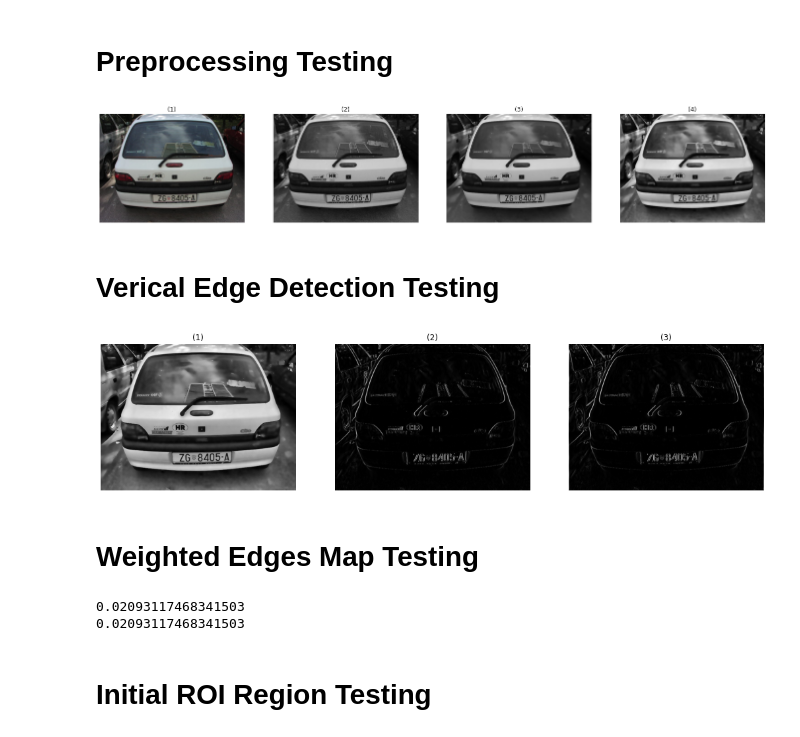
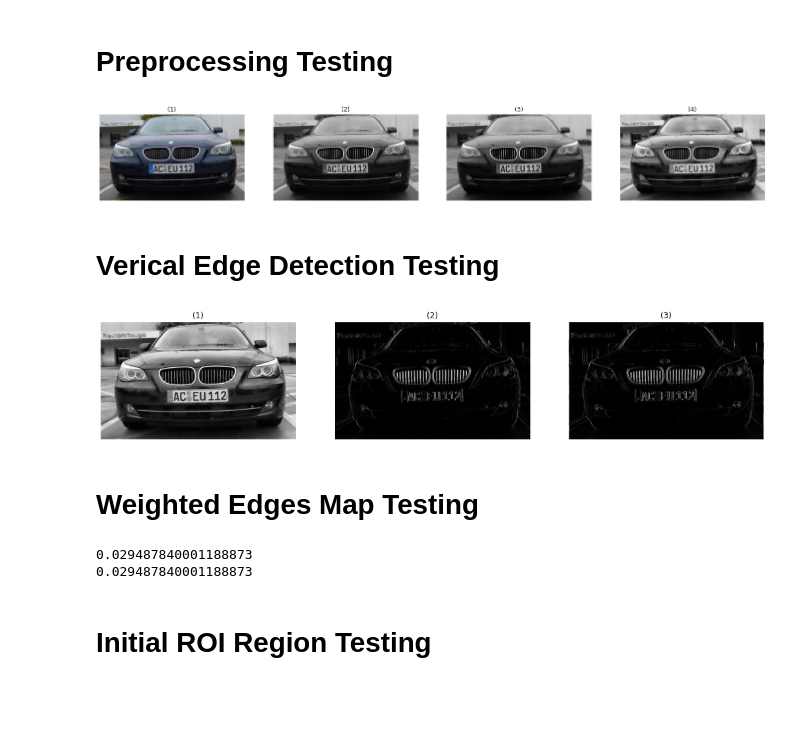
Before and after one commit to ellethykhaled/License-Plate-Recognition, a Jupyter notebook: testingFile.ipynb, the cells around one changed output. Cells and saved outputs as stored; diff of their text form; code cells hidden in the pictures; blank space fills up the shorter version.

```diff
--- a/testingFile.ipynb
+++ b/testingFile.ipynb
@@ -12,14 +12,14 @@ import pytesseract
 # %% [markdown]
 # Preprocessing Testing
 # %%
-img = io.imread("images/sample2.jpg")
+img = io.imread("images/sample4.jpg")
 grayImage = Preprocessing.grayScale(img)
 noiseFreeImage = Preprocessing.removeNoise(grayImage)
 equalizedImage = Preprocessing.equilizeHistogram(noiseFreeImage)
 
 show_images([img, grayImage, noiseFreeImage, equalizedImage])
 # %% [output]
-[figure, old version]
+[figure, new version]
 # %% [markdown]
 # Verical Edge Detection Testing
 # %%
@@ -38,7 +38,7 @@ verticalEdgesDetectedImage = np.abs(convolve2d(equalizedImage, sobelFilter))
 # print(np.max(verticalEdgesDetectedImage))
 show_images([equalizedImage, detectedVerticalEdgesMap, verticalEdgesDetectedImage])
 # %% [output]
-[figure, old version]
+[figure, new version]
 # %% [markdown]
 # Weighted Edges Map Testing
 # %%
@@ -46,8 +46,8 @@ print(np.mean(detectedVerticalEdgesMap))
 print(np.mean(detectedVerticalEdgesMap.reshape(-1)))
 weightedEdges = LicenceDetection.getWeightedEdges(detectedVerticalEdgesMap)
 # %% [output]
-0.02093117468341503
-0.02093117468341503
+0.029487840001188873
+0.029487840001188873
 # %% [markdown]
 # Initial ROI Region Testing
 # %%
```
Also changed, not shown: parts of 6 cells of this notebook, 1 other file.
